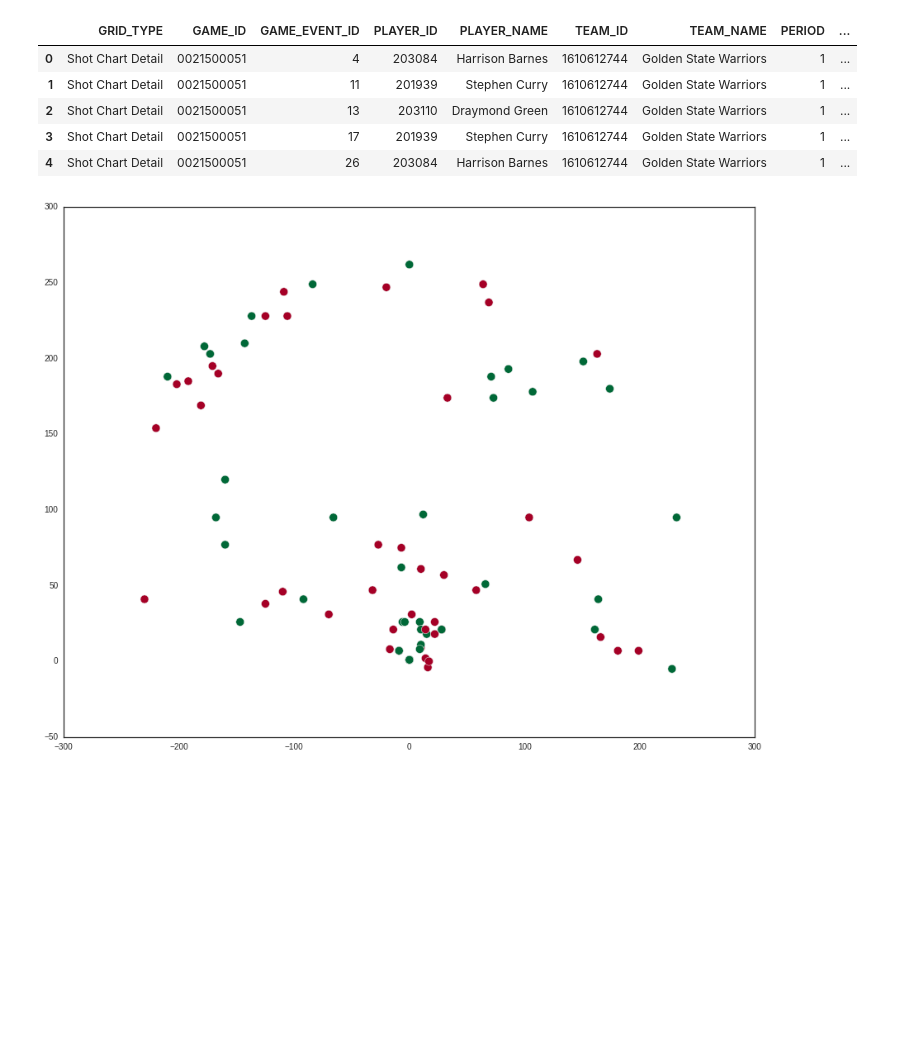
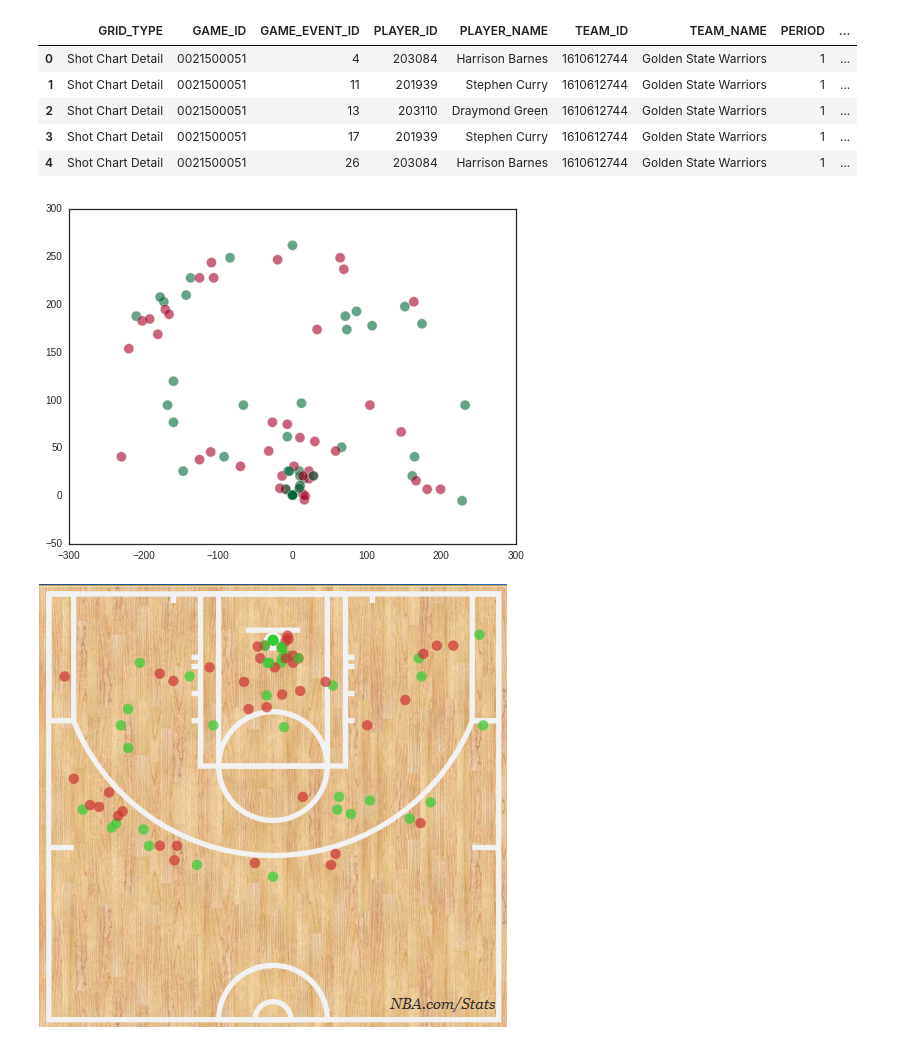
Before and after one commit to btq/nba_stats, a Jupyter notebook: NBA_shot_charts.ipynb, the cells around one changed output. Cells and saved outputs as stored; diff of their text form; code cells hidden in the pictures; blank space fills up the shorter version.

Commit message:
Add league shot chart

```diff
--- a/NBA_shot_charts.ipynb
+++ b/NBA_shot_charts.ipynb
@@ -123,28 +123,28 @@ sc_df.head(5)
 # %%
 
 plt.style.use('seaborn-white')
-fig = plt.figure(figsize=(15, 11.5))
+fig = plt.figure(figsize=(8, 6))
 
 scat = plt.scatter(x=sc_df.LOC_X,y=sc_df.LOC_Y,c=sc_df.SHOT_MADE_FLAG,
-    cmap=plt.cm.RdYlGn, s=100, zorder=1)
+    cmap=plt.cm.RdYlGn, s=100, alpha=.6)
 #plt.style.use('grayscale')
 #court = plt.imread("img/halfcourt.png")
 #img = plt.imshow(court, zorder=0, extent=[0,94,50,0])
 #plt.style.use('seaborn-white')
 #cbar = fig.colorbar(scat,orientation='vertical',fraction=0.025)
 #cbar.ax.invert_xaxis()
 #cbar.ax.set_ylabel('Ball height (ft.) above court')
 # xaxis is 0-94 ft. yaxis 50-0 feet (inverted)
 #import matplotlib.font_manager as fm
 # zorder should be less than zorder of scatter, so court is drawn first.
 #annotation_font = fm.FontProperties(family='Bitstream Vera Sans',style='normal',size=10,weight='normal',stretch='normal')
 #scat.annotate('[START] Connelly drives baseline',
 #              xy = ball_xdat
 
 #
 #plt.imshow(court, zorder=0, extent=[0,94,50,0])
 
 #plt.xlim(0,94)
 plt.show()
 # %% [output]
-[figure, old version]
+[figure, new version]
@@ -176,0 +151,5 @@ plt.show()
+# %%
+from IPython.display import Image
+Image('img/example_nba_shotchart.png')
+# %% [output]
+[figure, added]
```
Also changed, not shown: parts of 13 cells of this notebook, 1 other file.
